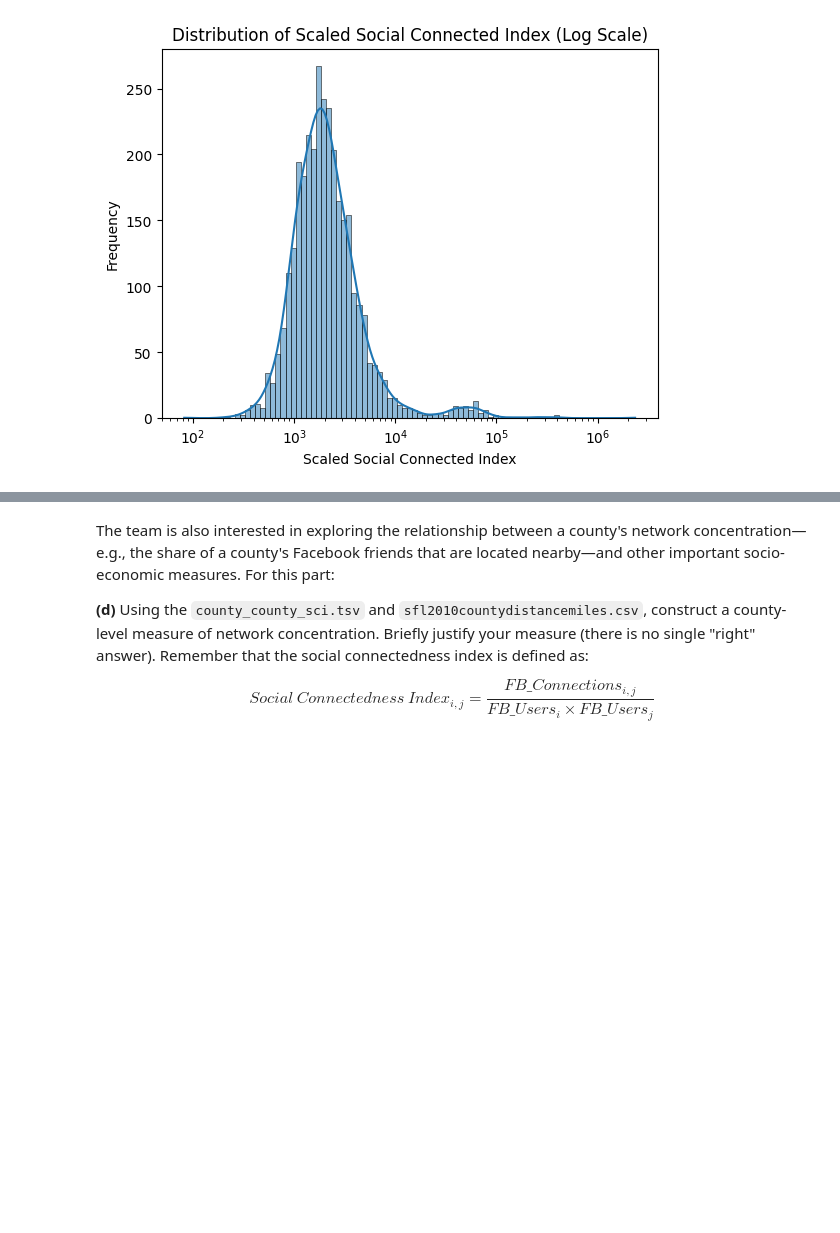
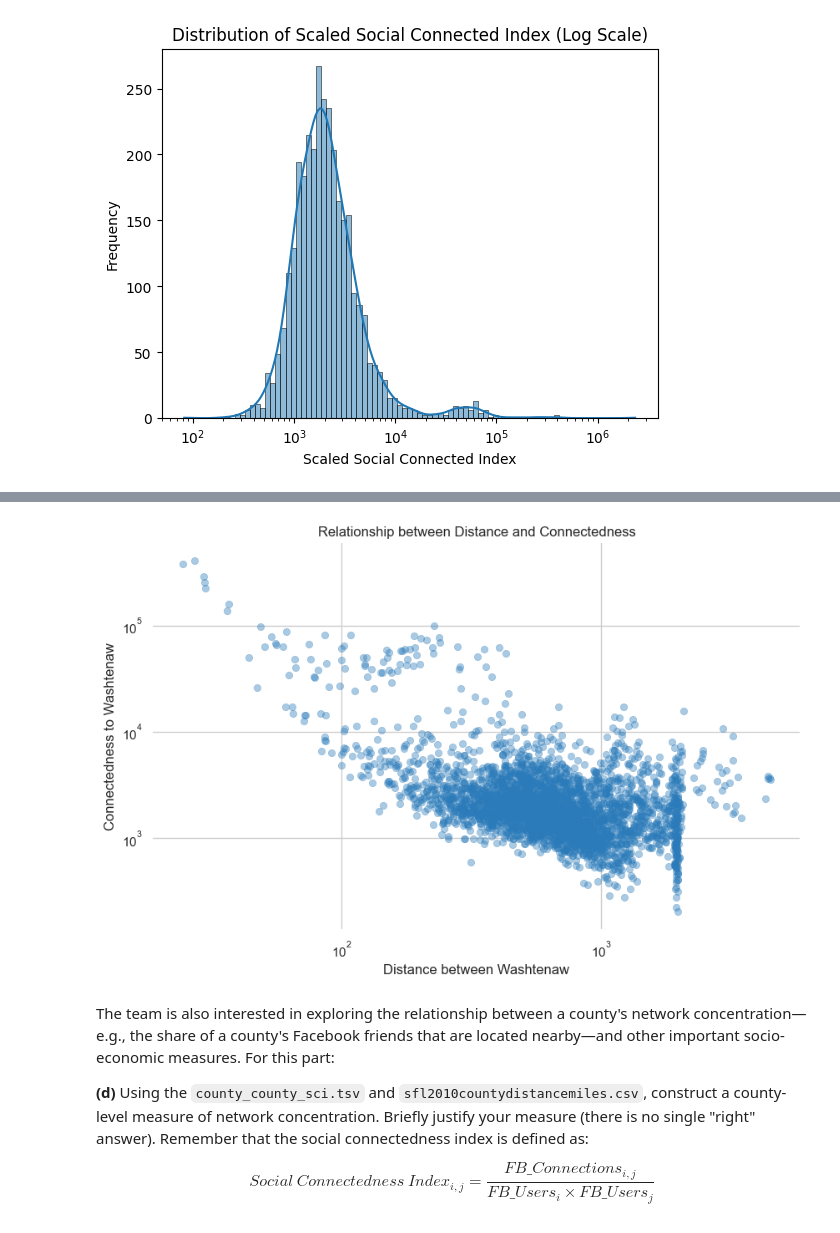
Before and after one commit to gavinjqu/predoc-practice, a Jupyter notebook: predoc_data_task/task_2/datatask2.ipynb, the cells around one changed output, grey strips where cells are left out. Cells and saved outputs as stored; diff of their text form; code cells hidden in the pictures; blank space fills up the shorter version.

Commit message:
update coding task 2 part I question c

```diff
--- a/predoc_data_task/task_2/datatask2.ipynb
+++ b/predoc_data_task/task_2/datatask2.ipynb
@@ -69,0 +85,6 @@ plt.show()
+# %%
+# TODO: merge df2 with df_part_a
+mask_c = df2['county1'] == 26161
+df_temp = df2.loc[mask_c, :]
+df_part_c = df_part_a.merge(df_temp, left_on='fr_loc', right_on='county2', how='left')
+df_part_c.head(5)
@@ -70,3 +98,17 @@ plt.show()
+# %%
+# TODO: scatter plot between distance and connectedness
+sns.set_theme(style="whitegrid")
+plt.figure(figsize=(10,6))
+sns.scatterplot(data=df_part_c, x='mi_to_county', y='scaled_sci', alpha=0.4, edgecolor=None, color='#2b7bba') #alpha controls transparency
+plt.xscale('log')
+plt.yscale('log')
+plt.title("Relationship between Distance and Connectedness")
+plt.xlabel("Distance between Washtenaw")
+plt.ylabel("Connectedness to Washtenaw")
+sns.despine(bottom=True, left=True)
+plt.show()
+# %% [output]
+[figure, added]
 # %% [markdown]
 The team is also interested in exploring the relationship between a county's network concentration—e.g., the share of a county's Facebook friends that are located nearby—and other important socio-economic measures. For this part:
 
```
Also changed, not shown: parts of 6 cells of this notebook.
